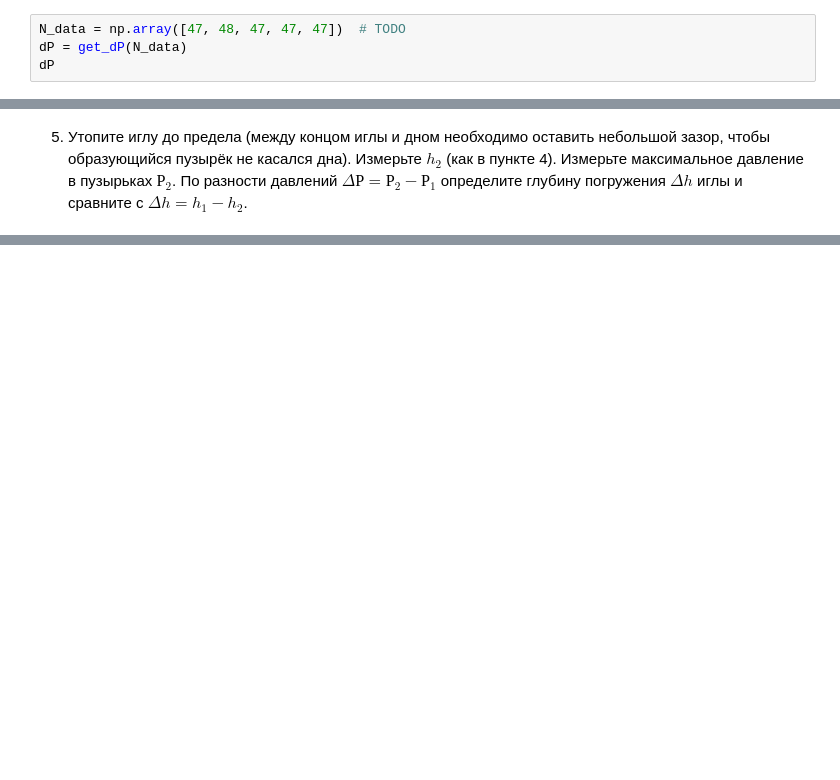
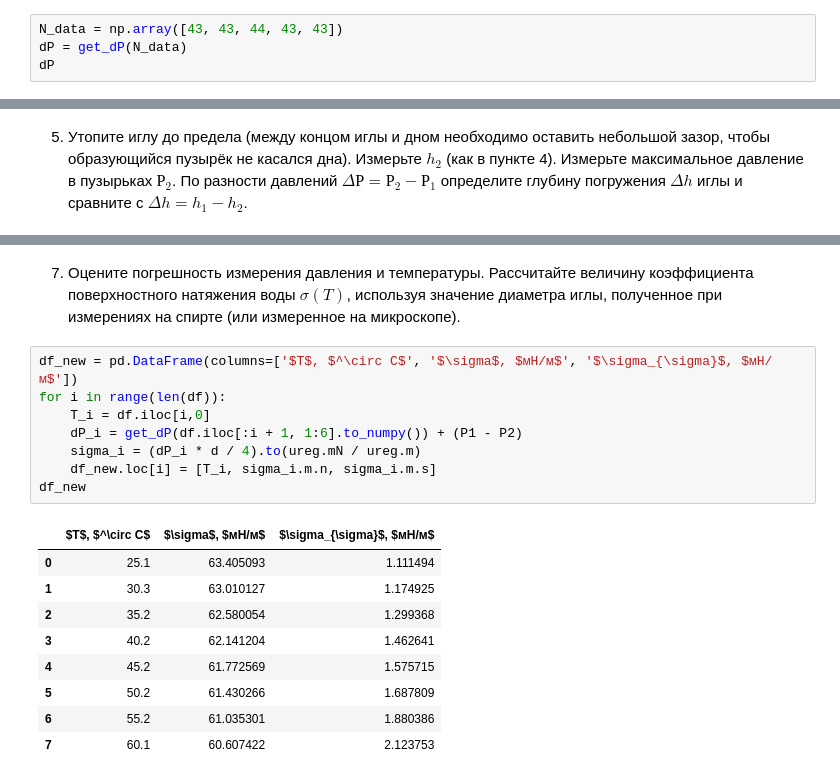
Before and after one commit to MichaelShulga/labs-mipt, a Jupyter notebook: 2.5.1/main.ipynb, the cells around one changed output, grey strips where cells are left out. Saved outputs shown, nothing was run; the diff lists cells and outputs as text; blank space fills up the shorter version.

```diff
--- a/2.5.1/main.ipynb
+++ b/2.5.1/main.ipynb
@@ -22,7 +24,7 @@ def get_dP(N_data):
 # %% [markdown]
 3. Измерьте максимальное давление $\Delta P_{спирт}$  при  пробулькивании пузырьков воздуха через спирт. По разбросу результатов оцените случайную погрешность измерения. Пользуясь табличным значением коэффициента поверхностного натяжения спирта, определите по формуле (1) диаметр иглы. Сравните полученный результат с диаметром иглы, измеренным по микроскопу.
 # %%
-N_data = np.array([47, 48, 47, 47, 47])  # TODO
+N_data = np.array([43, 43, 44, 43, 43])
 dP = get_dP(N_data)
 dP
 # %% [output]
@@ -70,0 +96,20 @@ print(h1 - h2, "- Экспериментально")
+# %% [markdown]
+7. Оцените погрешность измерения давления и температуры. Рассчитайте величину коэффициента поверхностного натяжения воды $\sigma(T)$, используя значение диаметра иглы, полученное при измерениях на спирте (или измеренное на микроскопе).
+# %%
+df_new = pd.DataFrame(columns=['$T$, $^\circ C$', '$\sigma$, $мН/м$', '$\sigma_{\sigma}$, $мН/м$'])
+for i in range(len(df)):
+    T_i = df.iloc[i,0]
+    dP_i = get_dP(df.iloc[:i + 1, 1:6].to_numpy()) + (P1 - P2)
+    sigma_i = (dP_i * d / 4).to(ureg.mN / ureg.m)
+    df_new.loc[i] = [T_i, sigma_i.m.n, sigma_i.m.s]
+df_new
+# %% [output]
+|  | $T$, $^\circ C$ | $\sigma$, $мН/м$ | $\sigma_{\sigma}$, $мН/м$ |
+| 0 | 25.1 | 63.405093 | 1.111494 |
+| 1 | 30.3 | 63.010127 | 1.174925 |
+| 2 | 35.2 | 62.580054 | 1.299368 |
+| 3 | 40.2 | 62.141204 | 1.462641 |
+| 4 | 45.2 | 61.772569 | 1.575715 |
+| 5 | 50.2 | 61.430266 | 1.687809 |
+| 6 | 55.2 | 61.035301 | 1.880386 |
+| 7 | 60.1 | 60.607422 | 2.123753 |
```
Also changed, not shown: parts of 17 cells of this notebook.
